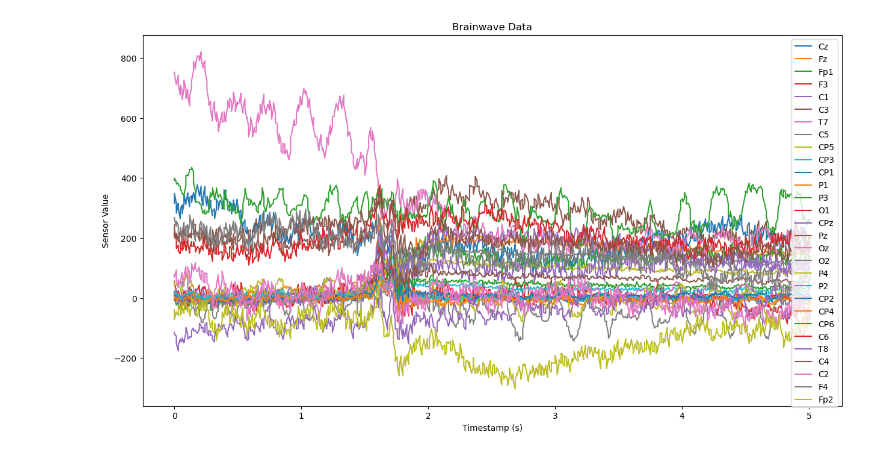
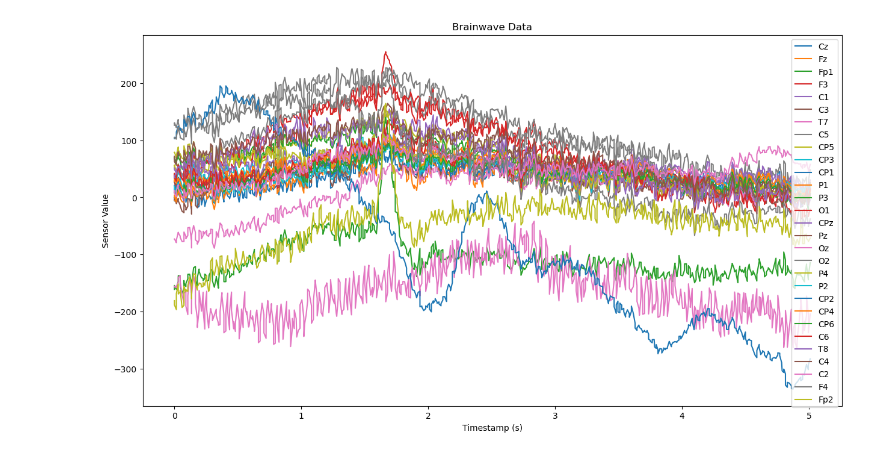
Before and after one commit to HayatoYokomizo/EEG_pain, a Jupyter notebook: PilotResearch/Collct_EEGFLEXdata_LSL.ipynb, the cells around one changed output. Cells and saved outputs as stored; diff of their text form; code cells hidden in the pictures.

```diff
--- a/PilotResearch/Collct_EEGFLEXdata_LSL.ipynb
+++ b/PilotResearch/Collct_EEGFLEXdata_LSL.ipynb
@@ -118,9 +101,11 @@ Connected to Emotiv EPOC FLEX stream.
 # %%
+filename = 'PilotResearch_U3.csv'
+
 # 選択したチャンネル名
 channels = ['Cz', 'Fz', 'Fp1', 'F3', 'C1', 'C3', 'T7', 'C5', 'CP5', 'CP3',
             'CP1', 'P1', 'P3', 'O1', 'CPz', 'Pz', 'Oz', 'O2', 'P4', 'P2',
             'CP2', 'CP4', 'CP6', 'C6', 'T8', 'C4', 'C2', 'F4', "Fp2"]
 data = load_data_from_csv(filename)
 plot_data(data, channels)
 # %% [output]
-[figure, old version]
+[figure, new version]
```
Also changed, not shown: parts of 1 cell of this notebook, 15 other files.
